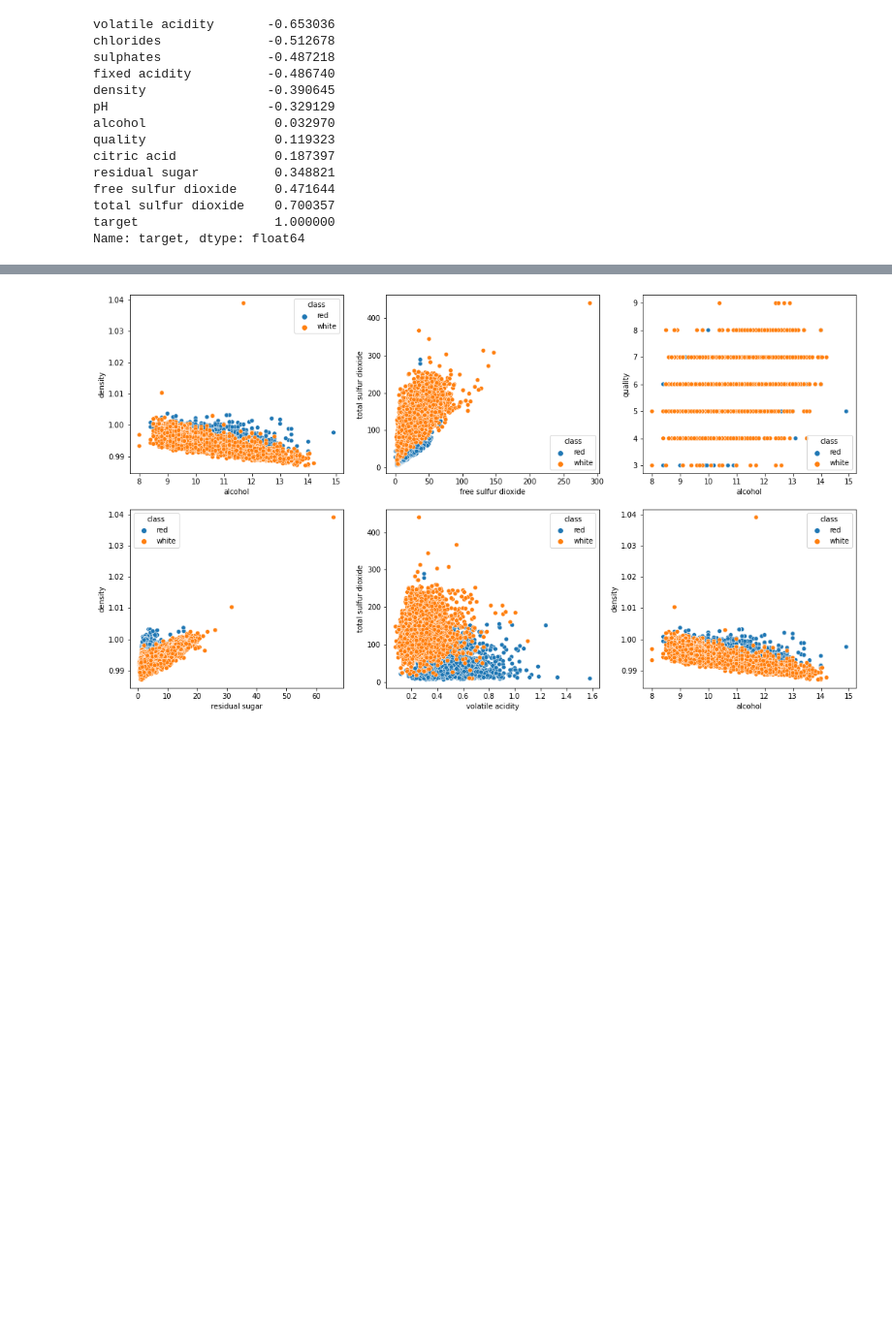
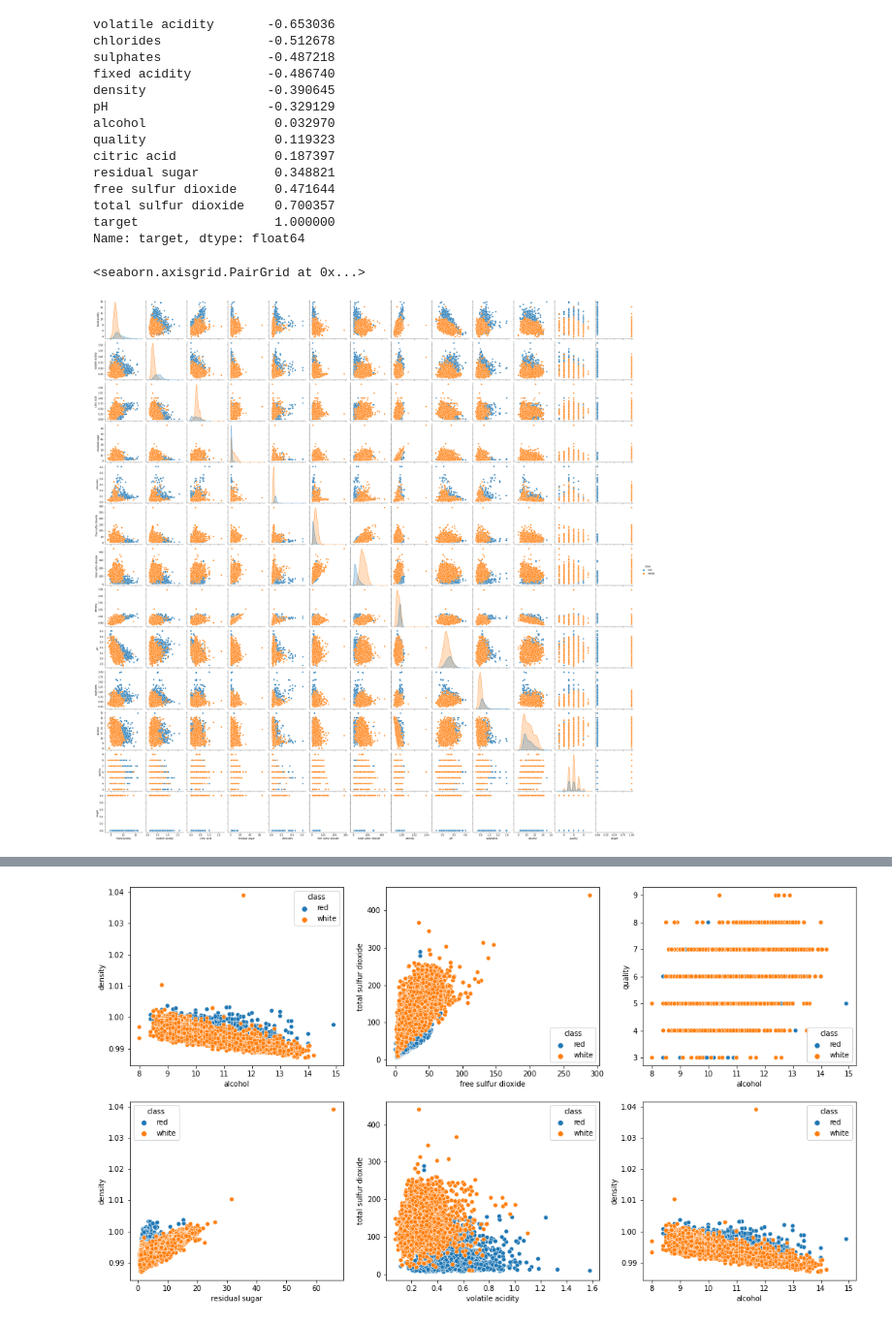
Before and after one commit to embedded-robotics/datascience, a Jupyter notebook: wine_dataset_binaryclass/SVM_GB_RF_wine.ipynb, the cells around one changed output, grey strips where cells are left out. Shown at 97% size. Drawn from its saved outputs; the diff is of its cells as text; code cells hidden in the pictures; blank space fills up the shorter version.

```diff
--- a/wine_dataset_binaryclass/SVM_GB_RF_wine.ipynb
+++ b/wine_dataset_binaryclass/SVM_GB_RF_wine.ipynb
@@ -99,5 +99,10 @@ free sulfur dioxide     0.471644
 total sulfur dioxide    0.700357
 target                  1.000000
 Name: target, dtype: float64
+# %%
+sns.pairplot(wine_data, hue='class')
+# %% [output]
+<seaborn.axisgrid.PairGrid at 0x...>
+[figure, added]
 # %%
 plt.figure(figsize=(15,10))
```
Also changed, not shown: parts of 3 cells of this notebook, 1 other file.
